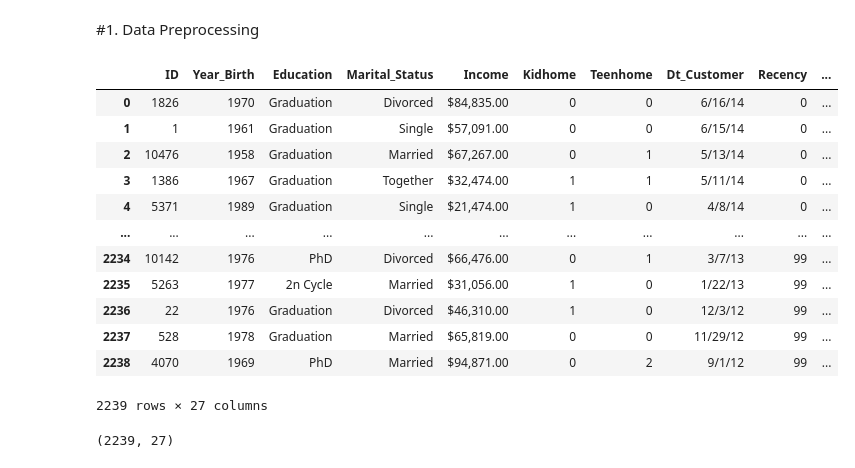
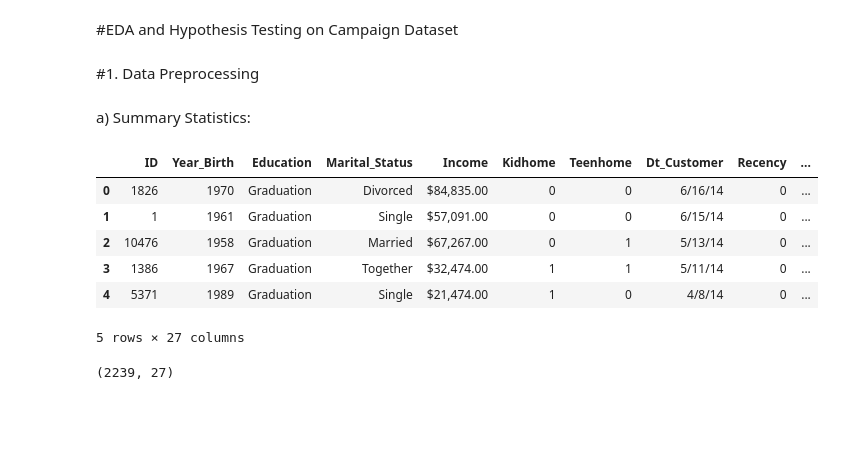
Before and after one commit to THEABHASHARMA/E-commerceMarketing-ShoppingEDA-HypothesisTesting, a Jupyter notebook: campaign_campaign.ipynb, the cells around one changed output. Cells and saved outputs as stored; diff of their text form; code cells hidden in the pictures; blank space fills up the shorter version.

```diff
--- a/campaign_campaign.ipynb
+++ b/campaign_campaign.ipynb
@@ -8,0 +3,2 @@ import seaborn as sns
+# %% [markdown]
+#EDA and Hypothesis Testing on Campaign Dataset
@@ -10,22 +15,18 @@ import seaborn as sns
 df = pd.read_csv("campaign - campaign.csv")
 # %% [markdown]
 #1. Data Preprocessing
+# %% [markdown]
+a) Summary Statistics:
 # %%
-df
+df.head()
 # %% [output]
 |  | ID | Year_Birth | Education | Marital_Status | Income | Kidhome | Teenhome | Dt_Customer | Recency | ... |
 | 0 | 1826 | 1970 | Graduation | Divorced | $84,835.00 | 0 | 0 | 6/16/14 | 0 | ... |
 | 1 | 1 | 1961 | Graduation | Single | $57,091.00 | 0 | 0 | 6/15/14 | 0 | ... |
 | 2 | 10476 | 1958 | Graduation | Married | $67,267.00 | 0 | 1 | 5/13/14 | 0 | ... |
 | 3 | 1386 | 1967 | Graduation | Together | $32,474.00 | 1 | 1 | 5/11/14 | 0 | ... |
 | 4 | 5371 | 1989 | Graduation | Single | $21,474.00 | 1 | 0 | 4/8/14 | 0 | ... |
-| ... | ... | ... | ... | ... | ... | ... | ... | ... | ... | ... |
-| 2234 | 10142 | 1976 | PhD | Divorced | $66,476.00 | 0 | 1 | 3/7/13 | 99 | ... |
-| 2235 | 5263 | 1977 | 2n Cycle | Married | $31,056.00 | 1 | 0 | 1/22/13 | 99 | ... |
-| 2236 | 22 | 1976 | Graduation | Divorced | $46,310.00 | 1 | 0 | 12/3/12 | 99 | ... |
-| 2237 | 528 | 1978 | Graduation | Married | $65,819.00 | 0 | 0 | 11/29/12 | 99 | ... |
-| 2238 | 4070 | 1969 | PhD | Married | $94,871.00 | 0 | 2 | 9/1/12 | 99 | ... |
-2239 rows × 27 columns
+5 rows × 27 columns
 # %%
 df.shape
 # %% [output]
```
Also changed, not shown: parts of 87 cells of this notebook.
